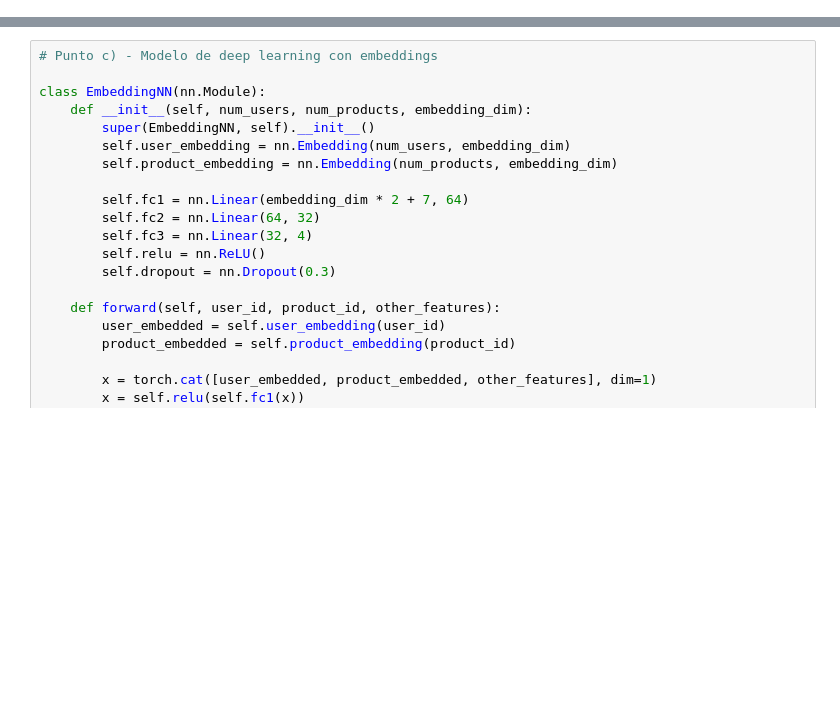
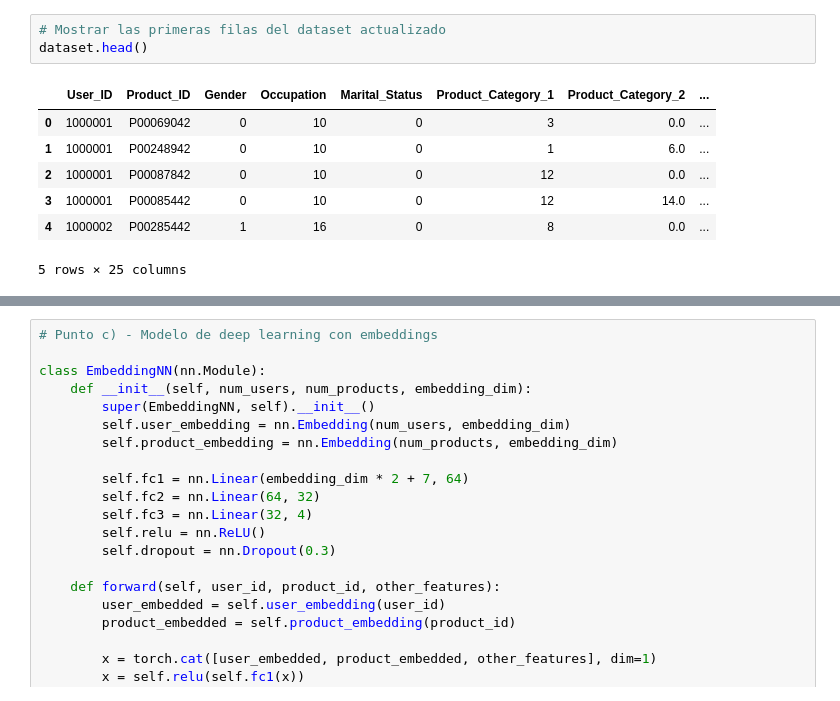
Before and after one commit to christophcharaf/aprendizaje_profundo, a Jupyter notebook: TP/deep_learning_black_sales_tp_actualizado.ipynb, the cells around one changed output, grey strips where cells are left out. Drawn from its saved outputs; the diff is of its cells as text; blank space fills up the shorter version.

```diff
--- a/TP/deep_learning_black_sales_tp_actualizado.ipynb
+++ b/TP/deep_learning_black_sales_tp_actualizado.ipynb
@@ -78,0 +96,11 @@ Data columns (total 12 columns):
+# %%
+# Mostrar las primeras filas del dataset actualizado
+dataset.head()
+# %% [output]
+|  | User_ID | Product_ID | Gender | Occupation | Marital_Status | Product_Category_1 | Product_Category_2 | ... |
+| 0 | 1000001 | P00069042 | 0 | 10 | 0 | 3 | 0.0 | ... |
+| 1 | 1000001 | P00248942 | 0 | 10 | 0 | 1 | 6.0 | ... |
+| 2 | 1000001 | P00087842 | 0 | 10 | 0 | 12 | 0.0 | ... |
+| 3 | 1000001 | P00085442 | 0 | 10 | 0 | 12 | 14.0 | ... |
+| 4 | 1000002 | P00285442 | 1 | 16 | 0 | 8 | 0.0 | ... |
+5 rows × 25 columns
```
Also changed, not shown: parts of 11 cells of this notebook.
